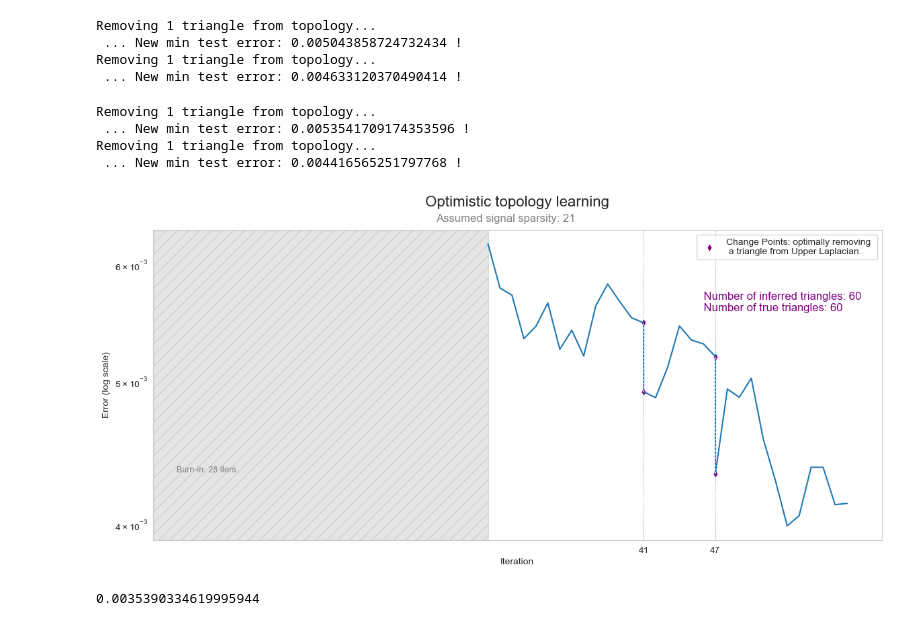
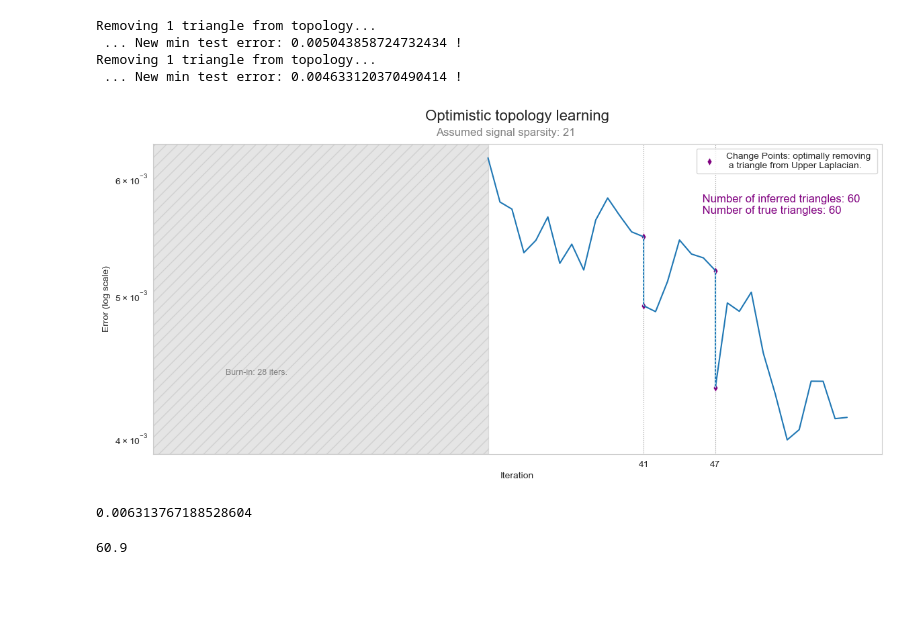
Before and after one commit to Engrima18/TSP-DictionaryLearning, a Jupyter notebook: learning.ipynb, the cells around one changed output. Drawn from its saved outputs; the diff is of its cells as text; code cells hidden in the pictures; blank space fills up the shorter version.

```diff
--- a/learning.ipynb
+++ b/learning.ipynb
@@ -726,28 +102,3 @@ Removing 1 triangle from topology...
-# %%
-name = f'learn_T{int(prob_T*100)}'
-save_var = {"min_error_test" : min_error_test,
-            "history" : history,
-            "Lu" : Lu,
-            "h_opt" : h_opt,
-            "X_opt_test" : X_opt_test,
-            "D_opt" : D_opt}
-
-path = os.getcwd()
-dir_path = f'{path}\\results\\topology_learning'
-filename = f'{dir_path}\\{name}.pkl'
-
-if not os.path.exists(dir_path):
-    os.makedirs(dir_path)
-
-try:
-    with open(filename, 'wb') as f:
-        pickle.dump(save_var, f)
-except IOError as e:
-    print(f"An error occurred while writing the file: {e}")
-except Exception as e:
-    print(f"An unexpected error occurred: {e}")
-
-f.close()
 # %%
 import seaborn as sns
 import matplotlib.pyplot as plt
@@ -815,5 +166,3 @@ plt.yscale('log')
 plt.show()
 # %% [output]
 [figure]
-# %%
-a,b,c = [1,2,3]
@@ -1361,13 +738,14 @@ c = c_true[s]
 epsilon = epsilon_true[s]
 k0 = K0_coll[4]
 
-topoX=TopologyLearner(X_train=X_train[:, :, s],
+topoX= TspSolver(X_train=X_train[:, :, s],
                 X_test=X_test[:, :, s],
                 Y_train=Y_train[:, :, s],
                 Y_test=Y_test[:, :, s],
                 c=c_true[s],
                 epsilon=epsilon_true[s],
                 K0=K0_coll[4],
+                true_prob_T=prob_T,
                 P=P,
                 J=J,
                 dictionary_type=dictionary_type,
@@ -1388,17 +766,6 @@ Removing 1 triangle from topology...
  ... New min test error: 0.005043858724732434 !
 Removing 1 triangle from topology...
  ... New min test error: 0.004633120370490414 !
-# %%
-min_error_test, history, Lu_new = topoX.learn_upper_laplacian(lambda_=lambda_,
-                                                              max_iter=max_iter,
-                                                              patience=patience,
-                                                              tol=tol,
-                                                              verbose=True)
-# %% [output]
-Removing 1 triangle from topology...
- ... New min test error: 0.0053541709174353596 !
-Removing 1 triangle from topology...
- ... New min test error: 0.004416565251797768 !
 # %%
 import seaborn as sns
 import matplotlib.pyplot as plt
@@ -1435,38 +802,43 @@ change_points_y1 = np.array(change_points_y1[:-1])
 change_points_y2 = np.array(change_points_y2[1:])
 # change_points_y = plt_data[plt_data['x'].isin(change_points)].y.to_numpy()[np.arange(0, len(change_points), 1)]
 
 plt.figure(figsize=(14, 6))
 sns.set_style("whitegrid", {"grid.color": ".6", "grid.linestyle": ":"})
 
 my_plt = sns.lineplot(x=plt_data['x'],y=plt_data['y'], estimator=None, sort=False)
 
 # Change-points
 sns.scatterplot(x=np.hstack([change_points, change_points]),
                  y=np.hstack([change_points_y1, change_points_y2]),
                  label='Change Points: optimally removing \n a triangle from Upper Laplacian.',
                  color='purple', marker='d')
 
 plt.vlines(x=change_points, color='lightblue', linestyle='dotted',
            ymax=change_points_y1, ymin=change_points_y2)
 
 # Burn-in area
 plt.axvspan(0, burn_in_iter, color='grey', alpha=0.2, hatch='//')
-
+x0, xmax = plt.xlim()
+y0, ymax = plt.ylim()
 my_plt.set_title(f'Optimistic topology learning',fontsize=16, pad=25)
 plt.suptitle(f'Assumed signal sparsity: {k0}', fontsize=12, color='gray', x=0.5, y=0.92)
-plt.text(y=plt_data.y.iloc[0]*0.7, x=2, s=f'Burn-in: {burn_in_iter} iters.', fontsize=9, color='gray')
+plt.text(y=ymax*0.7, x=xmax*0.1, s=f'Burn-in: {burn_in_iter} iters.', fontsize=9, color='gray')
 plt.text(s=f' Number of inferred triangles: {nu - change_points.shape[0]} \n Number of true triangles: {nu-T}',
-         y=plt_data.y.iloc[0]*0.9, x=len(his)*0.75, fontsize=12, color='purple')
+         y=ymax*0.9, x=xmax*0.75, fontsize=12, color='purple')
 my_plt.set_xlabel('Iteration')
 my_plt.set_ylabel('Error (log scale)')
 plt.xticks(change_points)
 plt.yticks([])
 plt.xlim(left=0)
 plt.yscale('log')
 plt.show()
 # %% [output]
-[figure, old version]
+[figure, new version]
-# %%
-min_error_test
-# %% [output]
-0.0035390334619995944
+# %%
+ymax
+# %% [output]
+0.006313767188528604
+# %%
+xmax
+# %% [output]
+60.9
```
Also changed, not shown: parts of 13 cells of this notebook, 13 other files.
